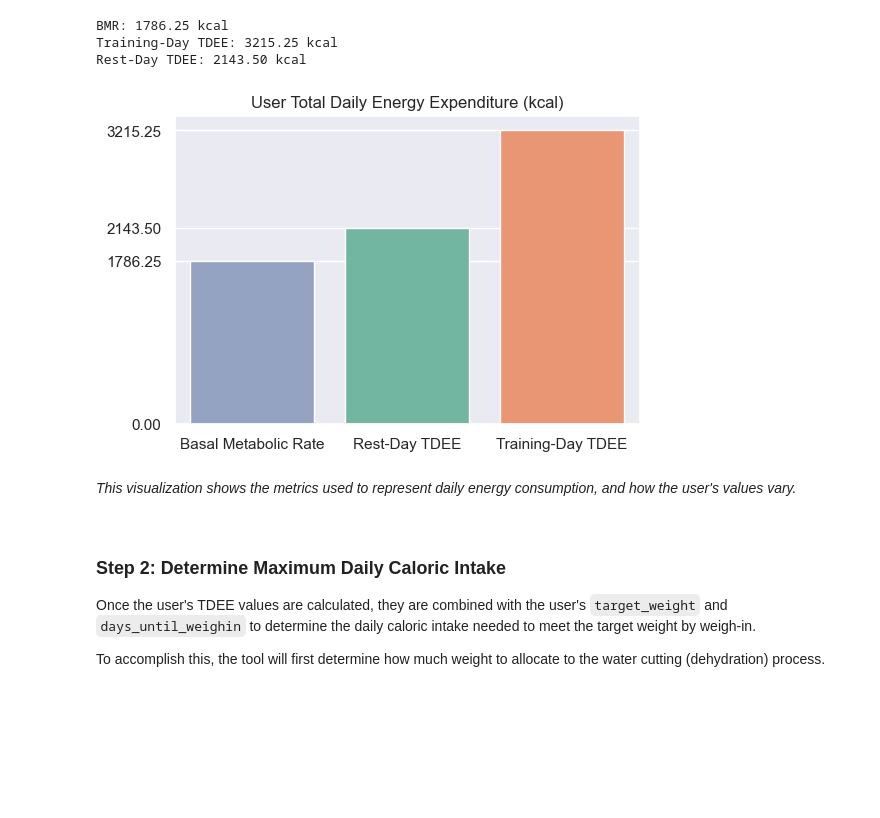
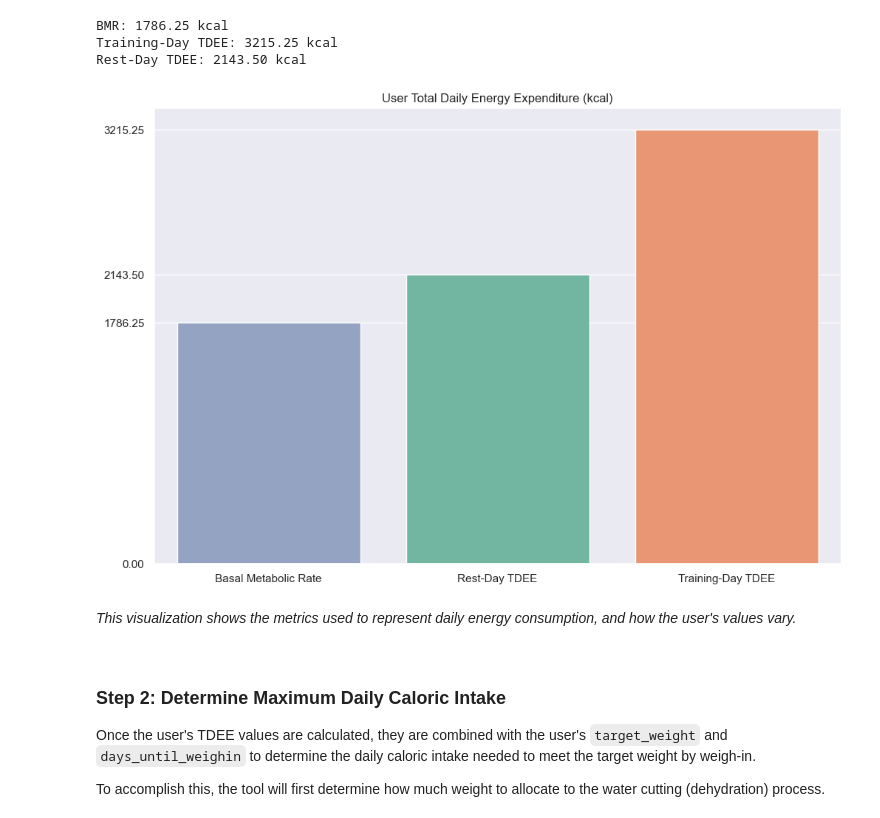
Before and after one commit to wjeff9/army-meal-optimizer, a Jupyter notebook: boxing-weight-cut-optimizer.ipynb, the cells around one changed output. Drawn from its saved outputs; the diff is of its cells as text; code cells hidden in the pictures; blank space fills up the shorter version.

```diff
--- a/boxing-weight-cut-optimizer.ipynb
+++ b/boxing-weight-cut-optimizer.ipynb
@@ -109,28 +113,28 @@ Rest-Day TDEE: 2143.50 kcal
 # %%
 # code for generating visualization
 
 # data
 metrics = ['Basal Metabolic Rate', 'Rest-Day TDEE', 'Training-Day TDEE']
 values = [bmr, rest_tdee, train_tdee]
 
 # presets
 sns.set_theme(style='darkgrid')
 palette = sns.color_palette('Set2')
 
 # plot
-plt.figure(figsize=(6, 4))
+plt.figure(figsize=(12, 8))
 barplot = sns.barplot(x=metrics, y=values, palette=[palette[2], palette[0], palette[1]], hue=metrics)
 
 # formatting
 plt.title("User Total Daily Energy Expenditure (kcal)")
 plt.xlabel('')
 plt.ylabel('')
 yticks = [0, bmr, rest_tdee, train_tdee]
 ytick_labels = [f'{v:.2f}' for v in yticks]
 plt.yticks(yticks, ytick_labels)
 plt.show()
 # %% [output]
-[figure, old version]
+[figure, new version]
 # %% [markdown]
 *This visualization shows the metrics used to represent daily energy consumption, and how the user's values vary.*
 
```
Also changed, not shown: parts of 5 cells of this notebook.
